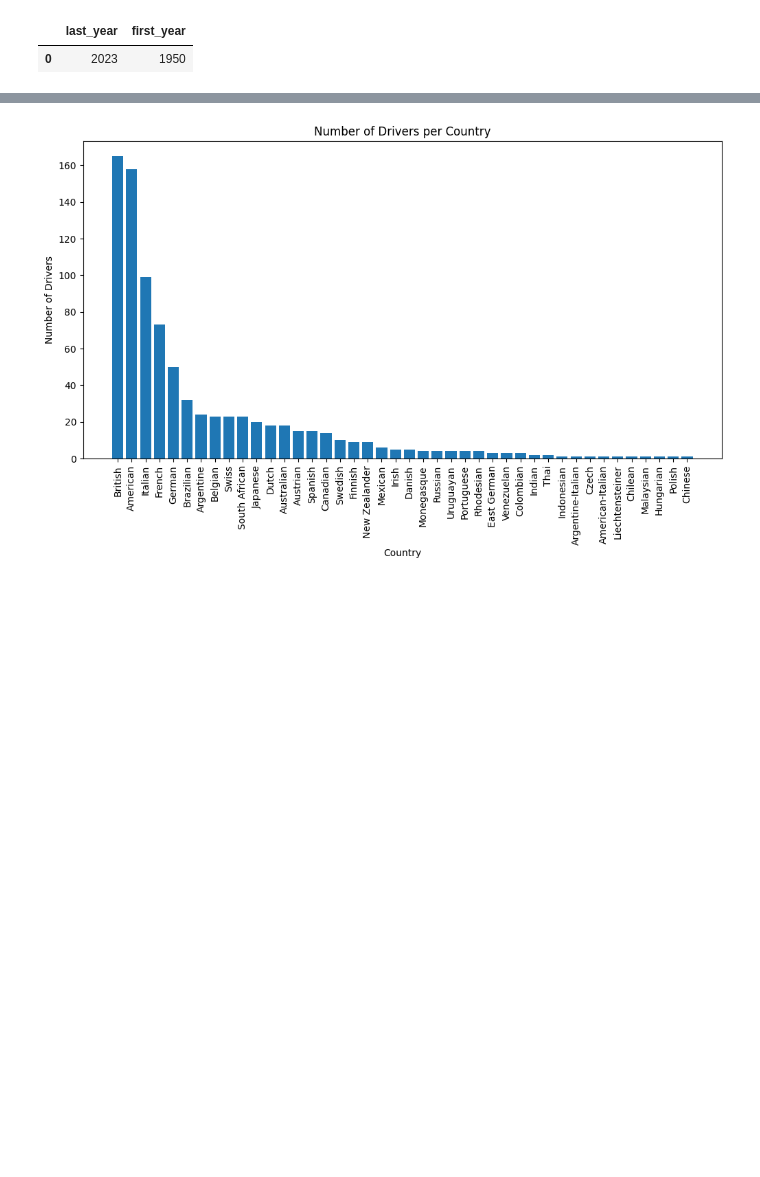
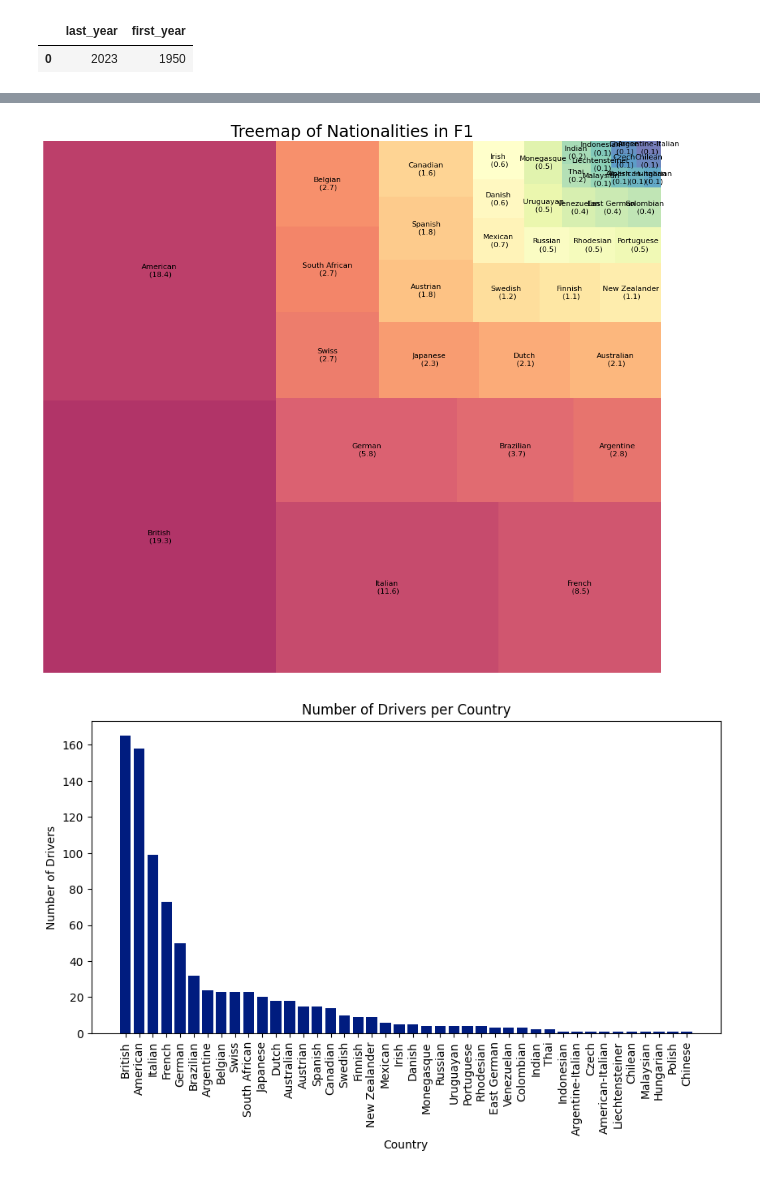
Before and after one commit to NateHu203/qtm151spring2023, a Jupyter notebook: final_project/final_project.ipynb, the cells around one changed output, grey strips where cells are left out. Saved outputs shown, nothing was run; the diff lists cells and outputs as text; code cells hidden in the pictures; blank space fills up the shorter version.

```diff
--- a/final_project/final_project.ipynb
+++ b/final_project/final_project.ipynb
@@ -171,6 +184,42 @@ plt.show()
+# %%
+# Group the dataframe by nationality and count the number of occurrences
+nationality_counts = drivers.groupby("nationality")["nationality"].count()
+
+# Calculate the total number of drivers
+total_drivers = nationality_counts.sum()
+
+# Calculate the percentage of each nationality
+nationality_percentages = nationality_counts / total_drivers * 100
+
+# Create a pandas dataframe to store the nationality percentages
+nationality_df = pd.DataFrame({"Nationality": nationality_percentages.index, "Percentage": nationality_percentages.values})
+
+# Sort the dataframe by percentage in descending order
+nationality_df = nationality_df.sort_values(by="Percentage", ascending=False)
+
+# Format the percentage values in the dataframe to one decimal place
+nationality_df["Percentage"] = nationality_df["Percentage"].apply(lambda x: round(x, 1))
+
+# Create labels for the treemap
+labels = nationality_df.apply(lambda x: str(x[0]) + "\n (" + str(x[1]) + ")", axis=1)
+
+# Create sizes and colors for the treemap
+sizes = nationality_df['Percentage'].values.tolist()
+colors = [plt.cm.Spectral(i/float(len(labels))) for i in range(len(labels))]
+
+# Create the treemap using Squarify
+plt.figure(figsize=(15,13), dpi= 80)
+squarify.plot(sizes=sizes, label=labels, color=colors, alpha=.8)
+
+# Decorate the treemap
+plt.title('Treemap of Nationalities in F1', fontsize=22)
+plt.axis('off')
+plt.show()
+# %% [output]
+[figure, added]
 # %%
-driver_counts = drivers["nationality"].value_counts()
-plt.figure(figsize=(12, 6))
+plt.style.use('seaborn-v0_8-dark-palette')
+plt.figure(figsize=(10, 5))
 plt.bar(driver_counts.index, driver_counts.values)
 plt.xlabel("Country")
 plt.ylabel("Number of Drivers")
@@ -178,6 +227,6 @@ plt.title("Number of Drivers per Country")
 plt.xticks(rotation=90)
 plt.show()
 # %% [output]
-[figure, old version]
+[figure, new version]
 # %%
 race_counts = races_merge["country"].value_counts()
```
Also changed, not shown: parts of 10 cells of this notebook, 17 other files.
